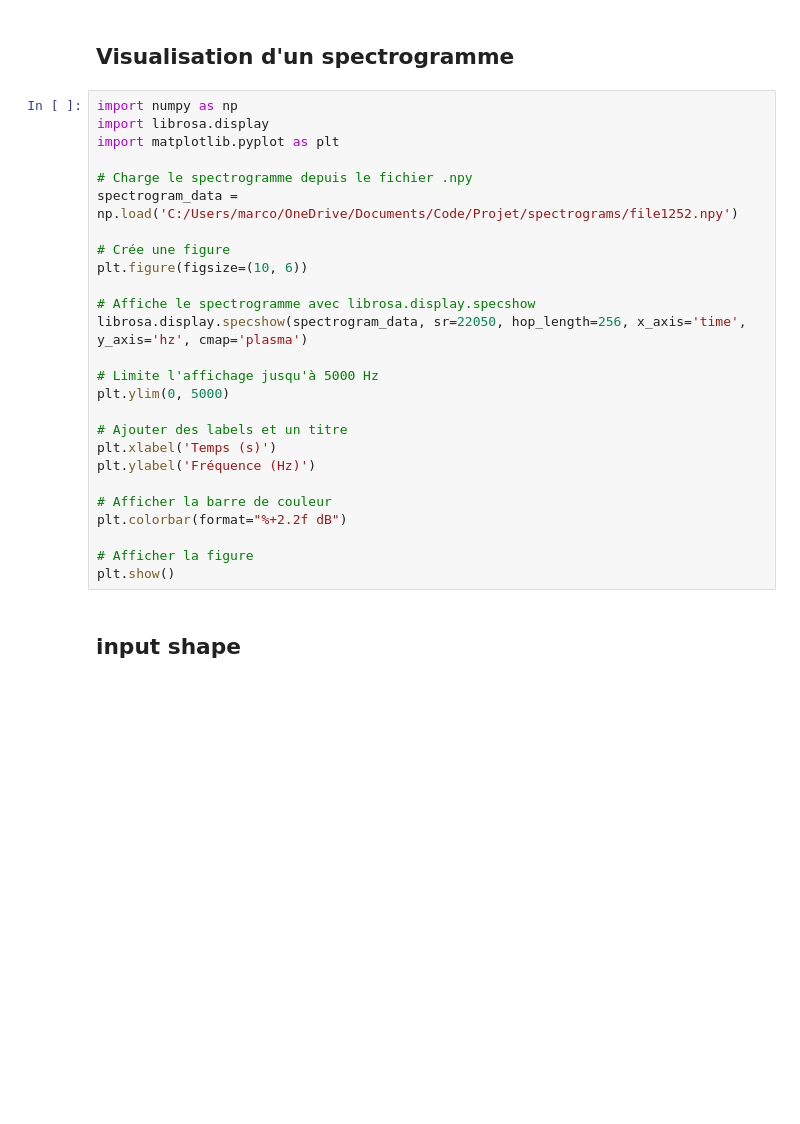
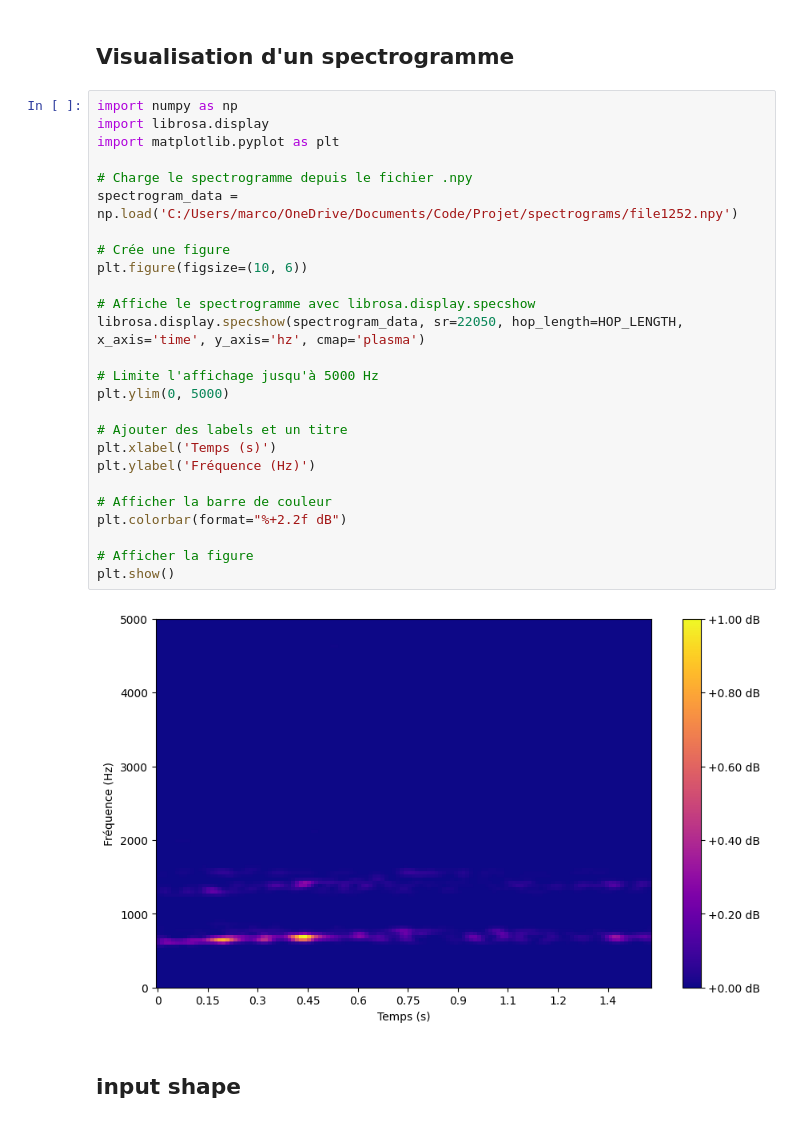
Before and after one commit to MarcoGuzzoC/Audio_Choir_Generator, a Jupyter notebook: OwnVAE.ipynb, the cells around one changed output. Drawn from its saved outputs; the diff is of its cells as text; blank space fills up the shorter version.

```diff
--- a/OwnVAE.ipynb
+++ b/OwnVAE.ipynb
@@ -196,29 +196,31 @@ preprocessing_pipeline.process(FILES_DIR)
 # %%
 import numpy as np
 import librosa.display
 import matplotlib.pyplot as plt
 
 # Charge le spectrogramme depuis le fichier .npy
 spectrogram_data = np.load('C:/Users/marco/OneDrive/Documents/Code/Projet/spectrograms/file1252.npy')
 
 # Crée une figure
 plt.figure(figsize=(10, 6))
 
 # Affiche le spectrogramme avec librosa.display.specshow
-librosa.display.specshow(spectrogram_data, sr=22050, hop_length=256, x_axis='time', y_axis='hz', cmap='plasma')
+librosa.display.specshow(spectrogram_data, sr=22050, hop_length=HOP_LENGTH, x_axis='time', y_axis='hz', cmap='plasma')
 
 # Limite l'affichage jusqu'à 5000 Hz
 plt.ylim(0, 5000)
 
 # Ajouter des labels et un titre
 plt.xlabel('Temps (s)')
 plt.ylabel('Fréquence (Hz)')
 
 # Afficher la barre de couleur
 plt.colorbar(format="%+2.2f dB")
 
 # Afficher la figure
 plt.show()
+# %% [output]
+[figure, added]
 # %% [markdown]
 ## input shape
 # %%
```
Also changed, not shown: parts of 1 cell of this notebook, 8 other files.
